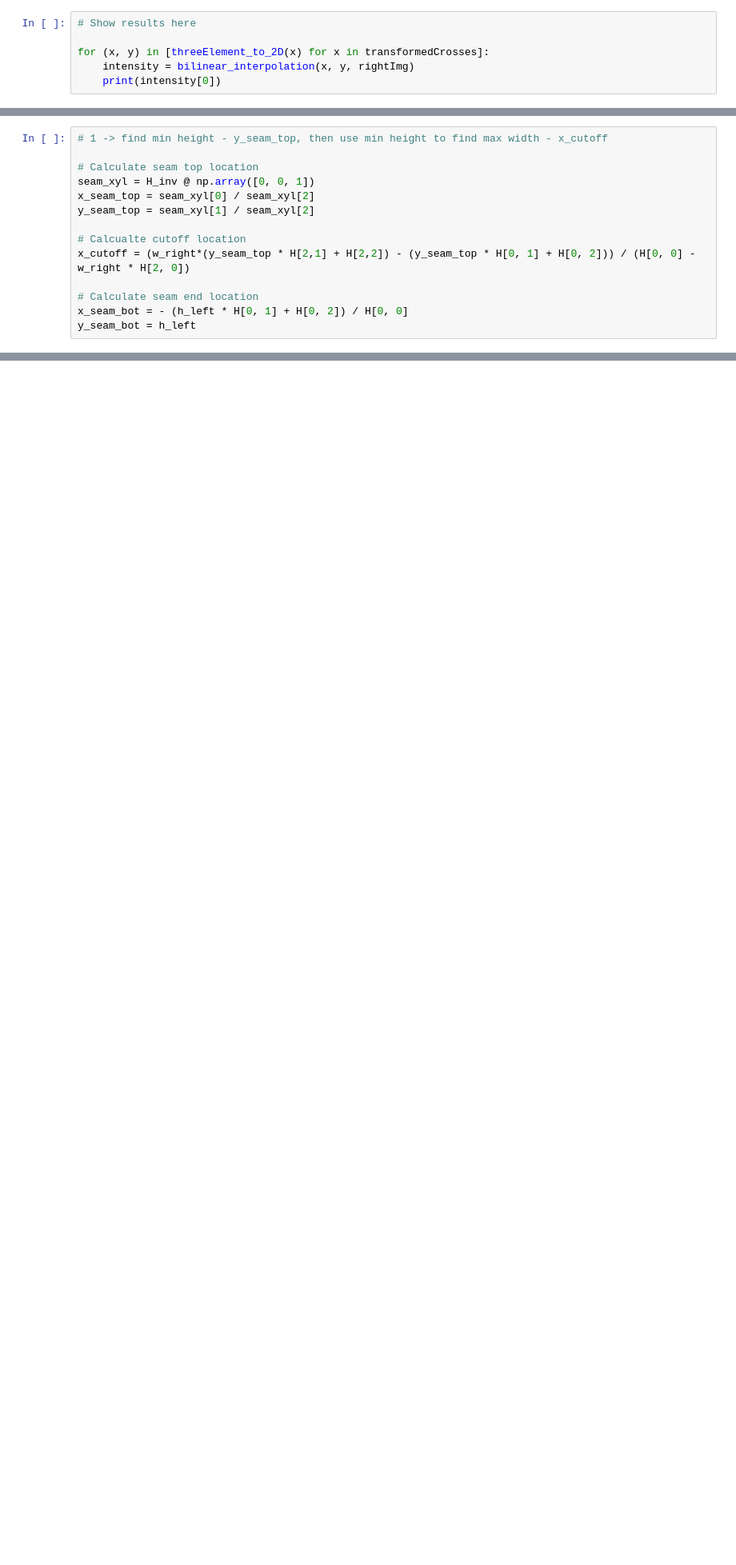
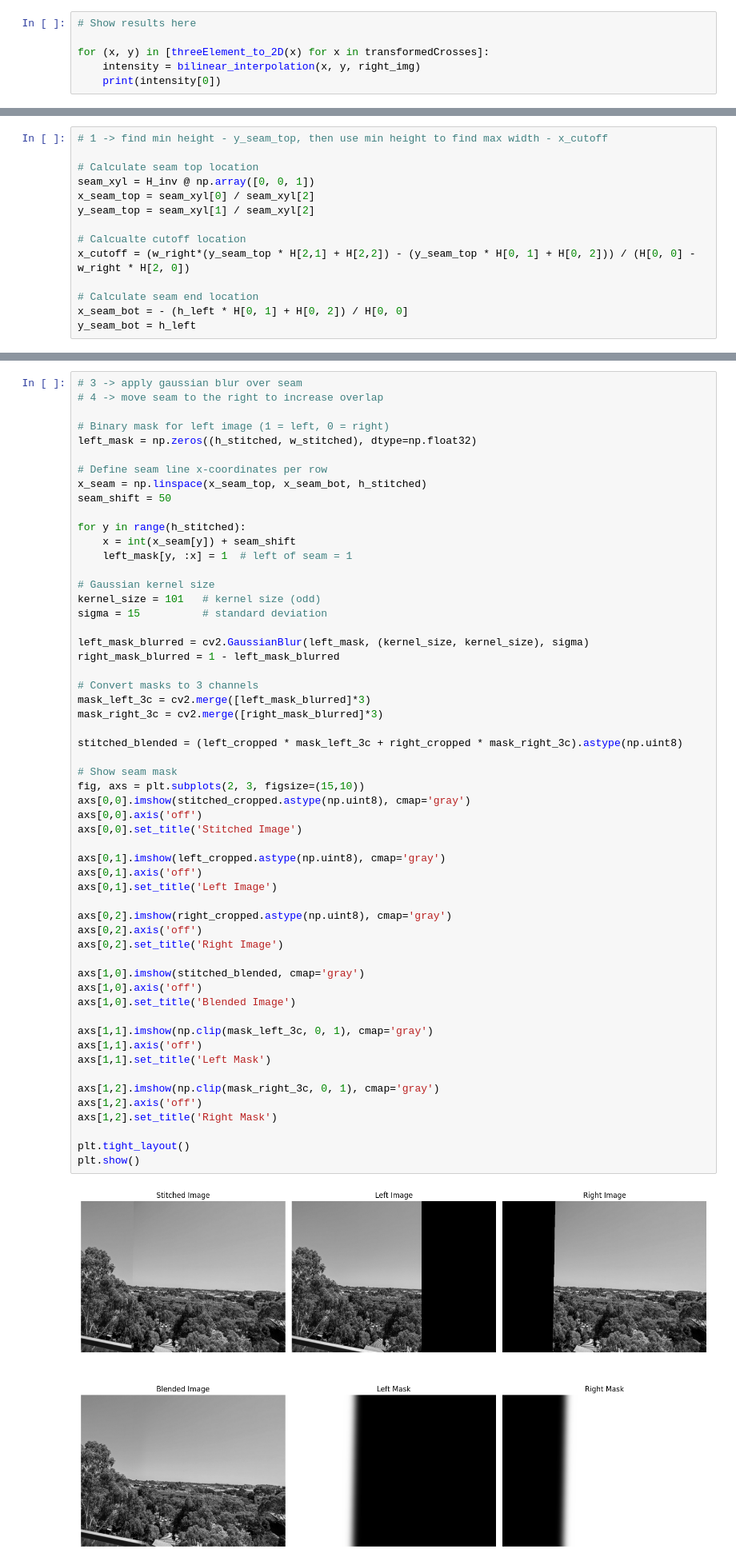
Before and after one commit to jjetxu/ECE4076, a Jupyter notebook: labs/lab2/Student pack/Lab2_student_template.ipynb, the cells around one changed output, grey strips where cells are left out. Shown at 80% size. Cells and saved outputs as stored; diff of their text form; blank space fills up the shorter version.

```diff
--- a/labs/lab2/Student pack/Lab2_student_template.ipynb
+++ b/labs/lab2/Student pack/Lab2_student_template.ipynb
@@ -143,7 +143,7 @@ def bilinear_interpolation(x, y, image):
 # Show results here
 
 for (x, y) in [threeElement_to_2D(x) for x in transformedCrosses]:
-    intensity = bilinear_interpolation(x, y, rightImg)
+    intensity = bilinear_interpolation(x, y, right_img)
     print(intensity[0])
 # %% [output]
 176.0
@@ -284,0 +301,58 @@ stitched_rgb = cv2.cvtColor(stitched_uint8, cv2.COLOR_BGR2RGB)
+# %%
+# 3 -> apply gaussian blur over seam
+# 4 -> move seam to the right to increase overlap
+
+# Binary mask for left image (1 = left, 0 = right)
+left_mask = np.zeros((h_stitched, w_stitched), dtype=np.float32)
+
+# Define seam line x-coordinates per row
+x_seam = np.linspace(x_seam_top, x_seam_bot, h_stitched)
+seam_shift = 50
+
+for y in range(h_stitched):
+    x = int(x_seam[y]) + seam_shift
+    left_mask[y, :x] = 1  # left of seam = 1
+
+# Gaussian kernel size
+kernel_size = 101   # kernel size (odd)
+sigma = 15          # standard deviation
+
+left_mask_blurred = cv2.GaussianBlur(left_mask, (kernel_size, kernel_size), sigma)
+right_mask_blurred = 1 - left_mask_blurred
+
+# Convert masks to 3 channels
+mask_left_3c = cv2.merge([left_mask_blurred]*3)
+mask_right_3c = cv2.merge([right_mask_blurred]*3)
+
+stitched_blended = (left_cropped * mask_left_3c + right_cropped * mask_right_3c).astype(np.uint8)
+
+# Show seam mask
+fig, axs = plt.subplots(2, 3, figsize=(15,10))
+axs[0,0].imshow(stitched_cropped.astype(np.uint8), cmap='gray')
+axs[0,0].axis('off')
+axs[0,0].set_title('Stitched Image')
+
+axs[0,1].imshow(left_cropped.astype(np.uint8), cmap='gray')
+axs[0,1].axis('off')
+axs[0,1].set_title('Left Image')
+
+axs[0,2].imshow(right_cropped.astype(np.uint8), cmap='gray')
+axs[0,2].axis('off')
+axs[0,2].set_title('Right Image')
+
+axs[1,0].imshow(stitched_blended, cmap='gray')
+axs[1,0].axis('off')
+axs[1,0].set_title('Blended Image')
+
+axs[1,1].imshow(np.clip(mask_left_3c, 0, 1), cmap='gray')
+axs[1,1].axis('off')
+axs[1,1].set_title('Left Mask')
+
+axs[1,2].imshow(np.clip(mask_right_3c, 0, 1), cmap='gray')
+axs[1,2].axis('off')
+axs[1,2].set_title('Right Mask')
+
+plt.tight_layout()
+plt.show()
+# %% [output]
+[figure, added]
```
Also changed, not shown: parts of 13 cells of this notebook.
